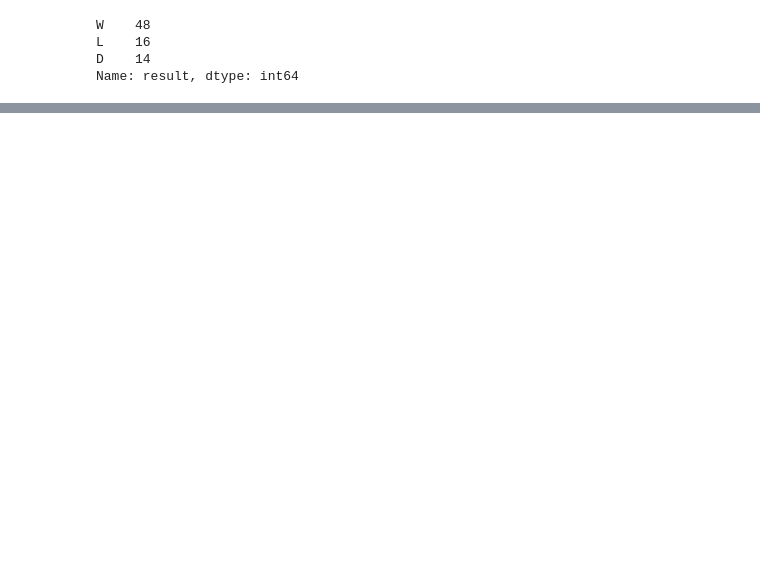
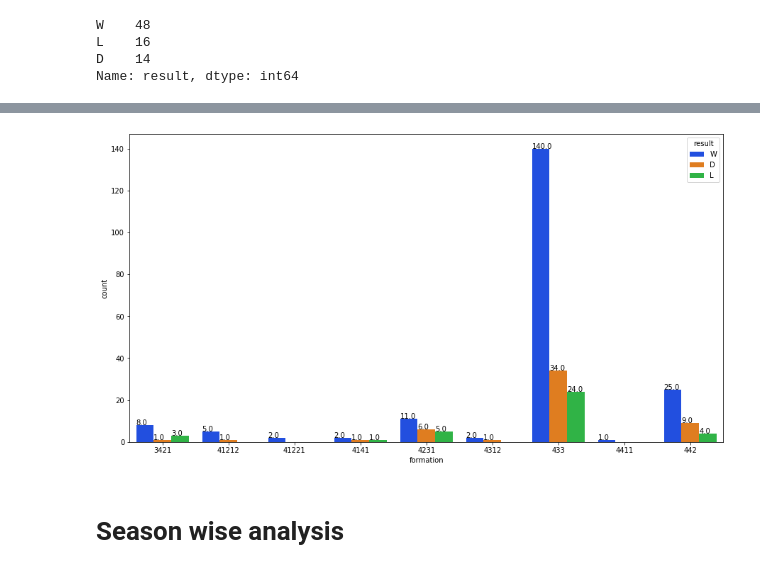
Before and after one commit to varun1414/Xformations, a Jupyter notebook: trend.ipynb, the cells around one changed output, grey strips where cells are left out. Saved outputs shown, nothing was run; the diff lists cells and outputs as text; code cells hidden in the pictures; blank space fills up the shorter version.

```diff
--- a/trend.ipynb
+++ b/trend.ipynb
@@ -120,0 +147,2 @@ Name: result, dtype: int64
+# %%
+fab=pd.concat([df,tab]).drop_duplicates(keep=False)
@@ -120,0 +164,11 @@ Name: result, dtype: int64
+# %%
+fab.reset_index(drop=True,inplace=True)
+# %%
+plt.figure(figsize = (15, 8))
+ax = sns.countplot(data=fab,x="formation",hue="result",palette="bright")
+for p in ax.patches:
+        ax.annotate('{:.1f}'.format(p.get_height()), (p.get_x(), p.get_height()+0.1))
+# %% [output]
+[figure, added]
+# %% [markdown]
+# Season wise analysis
```
Also changed, not shown: parts of 11 cells of this notebook.
